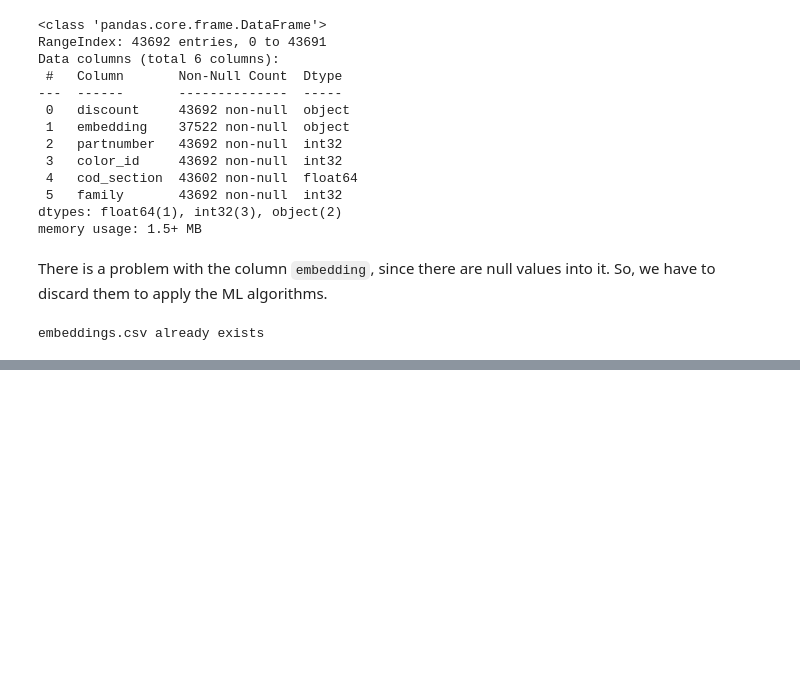
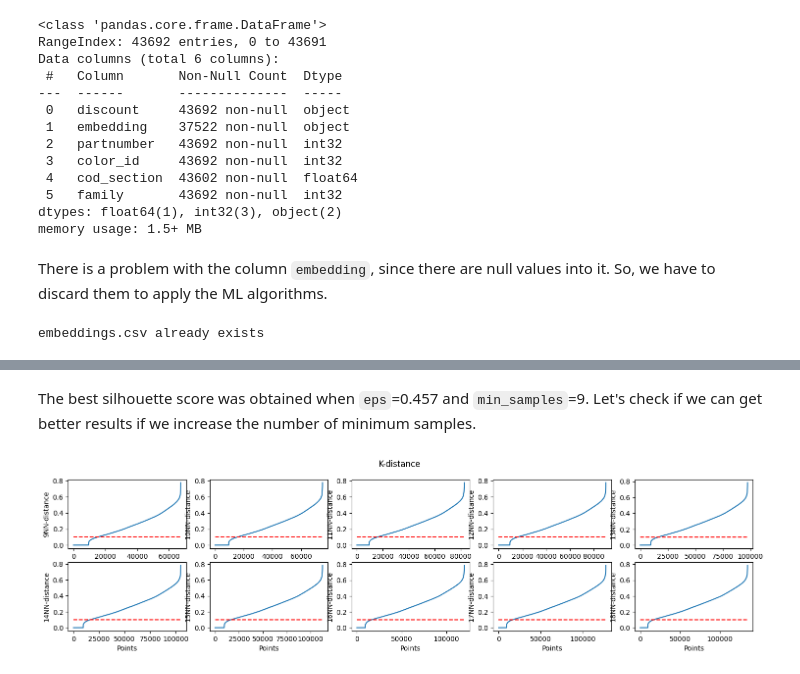
Before and after one commit to CarlosFOL/Recommender_System, a Jupyter notebook: notebooks/expl_analysis.ipynb, the cells around one changed output, grey strips where cells are left out. Saved outputs shown, nothing was run; the diff lists cells and outputs as text; code cells hidden in the pictures; blank space fills up the shorter version.

```diff
--- a/notebooks/expl_analysis.ipynb
+++ b/notebooks/expl_analysis.ipynb
@@ -380,0 +326,7 @@ dbscan.suitable_eps_search(elbow=10)
+# %% [markdown]
+The best silhouette score was obtained when `eps`=0.457 and `min_samples`=9. Let's check if we can get better results if we increase the number of minimum samples.
+# %%
+dbscan.k_min = 9
+dbscan.suitable_eps_search(elbow = 0.1)
+# %% [output]
+[figure, added]
```
Also changed, not shown: parts of 20 cells of this notebook, 1 other file.
